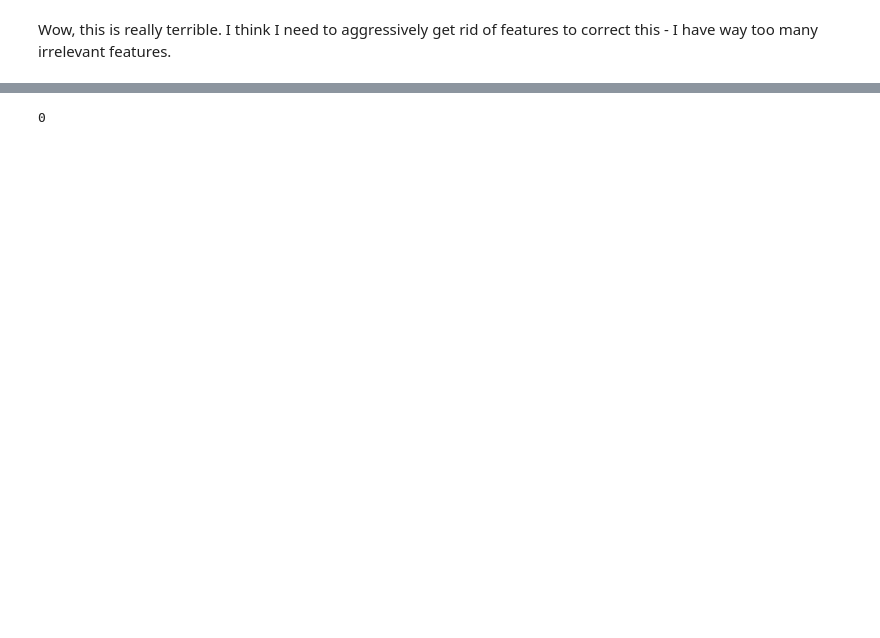
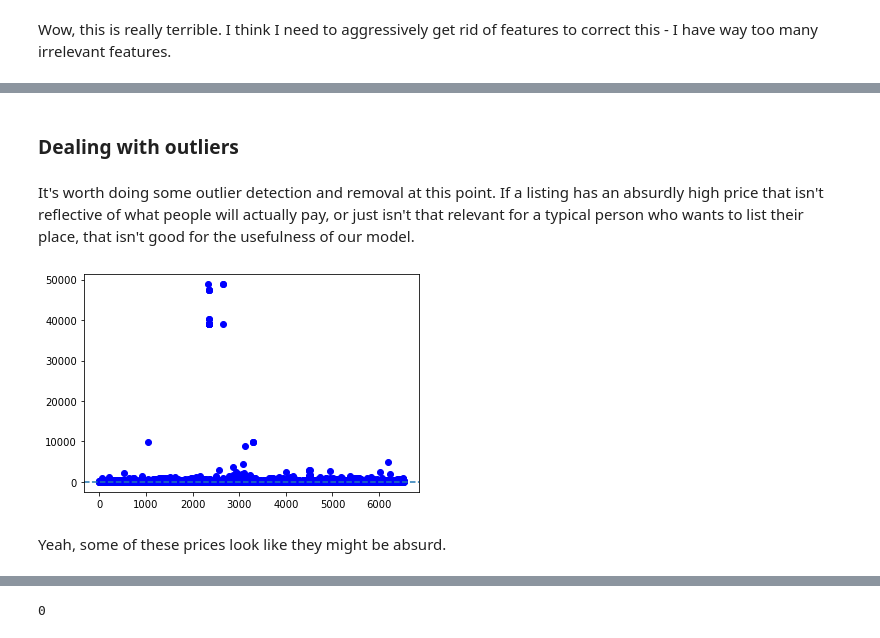
Before and after one commit to tdauer2718/airbnb-chicago, a Jupyter notebook: Chicago Airbnb analysis.ipynb, the cells around one changed output, grey strips where cells are left out. Cells and saved outputs as stored; diff of their text form; code cells hidden in the pictures; blank space fills up the shorter version.

```diff
--- a/Chicago Airbnb analysis.ipynb
+++ b/Chicago Airbnb analysis.ipynb
@@ -261,0 +280,12 @@ Horrific.
+# %% [markdown]
+### Dealing with outliers
+# %% [markdown]
+It's worth doing some outlier detection and removal at this point. If a listing has an absurdly high price that isn't reflective of what people will actually pay, or just isn't that relevant for a typical person who wants to list their place, that isn't good for the usefulness of our model.
+# %%
+plt.plot(listings['price'], 'bo')
+plt.axhline(y=0, linestyle='--')
+plt.show()
+# %% [output]
+[figure, added]
+# %% [markdown]
+Yeah, some of these prices look like they might be absurd.
```
Also changed, not shown: parts of 104 cells of this notebook.
